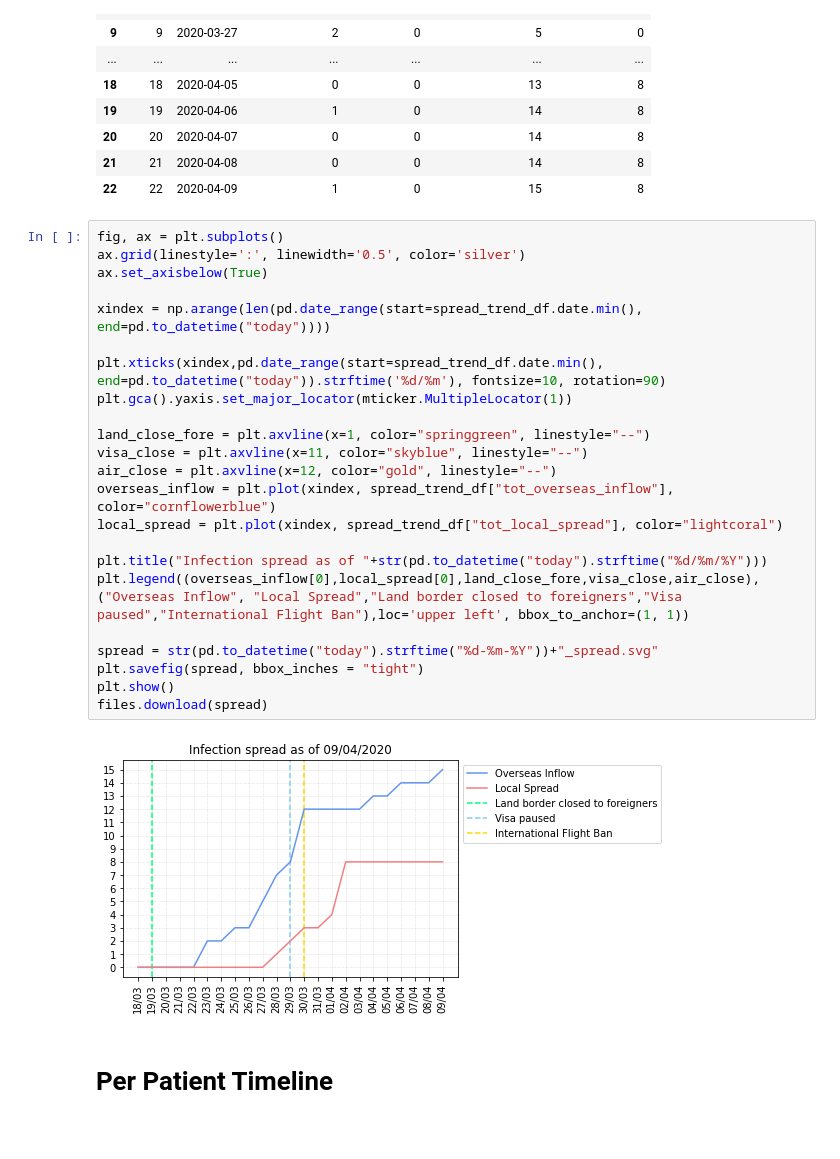
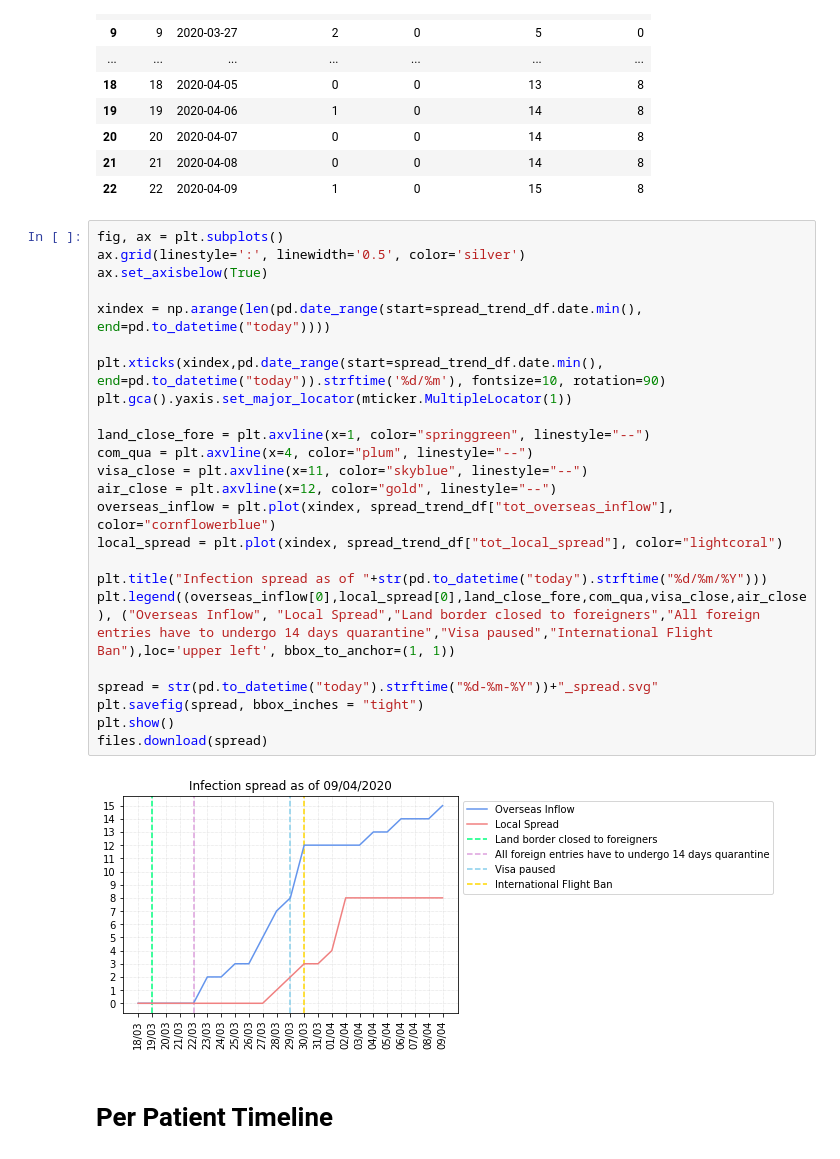
Before and after one commit to finerbrighterlighter/myanmar_covid19, a Jupyter notebook: exponential_growth.ipynb, the cells around one changed output. Saved outputs shown, nothing was run; the diff lists cells and outputs as text.

```diff
--- a/exponential_growth.ipynb
+++ b/exponential_growth.ipynb
@@ -401,28 +401,29 @@ spread_trend_df
 # %%
 fig, ax = plt.subplots()
 ax.grid(linestyle=':', linewidth='0.5', color='silver')
 ax.set_axisbelow(True)
 
 xindex = np.arange(len(pd.date_range(start=spread_trend_df.date.min(), end=pd.to_datetime("today"))))
 
 plt.xticks(xindex,pd.date_range(start=spread_trend_df.date.min(), end=pd.to_datetime("today")).strftime('%d/%m'), fontsize=10, rotation=90)
 plt.gca().yaxis.set_major_locator(mticker.MultipleLocator(1))
 
 land_close_fore = plt.axvline(x=1, color="springgreen", linestyle="--")
+com_qua = plt.axvline(x=4, color="plum", linestyle="--")
 visa_close = plt.axvline(x=11, color="skyblue", linestyle="--")
 air_close = plt.axvline(x=12, color="gold", linestyle="--")
 overseas_inflow = plt.plot(xindex, spread_trend_df["tot_overseas_inflow"], color="cornflowerblue")
 local_spread = plt.plot(xindex, spread_trend_df["tot_local_spread"], color="lightcoral")
 
 plt.title("Infection spread as of "+str(pd.to_datetime("today").strftime("%d/%m/%Y")))
-plt.legend((overseas_inflow[0],local_spread[0],land_close_fore,visa_close,air_close), ("Overseas Inflow", "Local Spread","Land border closed to foreigners","Visa paused","International Flight Ban"),loc='upper left', bbox_to_anchor=(1, 1))
+plt.legend((overseas_inflow[0],local_spread[0],land_close_fore,com_qua,visa_close,air_close), ("Overseas Inflow", "Local Spread","Land border closed to foreigners","All foreign entries have to undergo 14 days quarantine","Visa paused","International Flight Ban"),loc='upper left', bbox_to_anchor=(1, 1))
 
 spread = str(pd.to_datetime("today").strftime("%d-%m-%Y"))+"_spread.svg"
 plt.savefig(spread, bbox_inches = "tight")
 plt.show()
 files.download(spread)
 # %% [output]
-[figure, old version]
+[figure, new version]
 # %% [markdown]
 # Per Patient Timeline
 # %%
```
